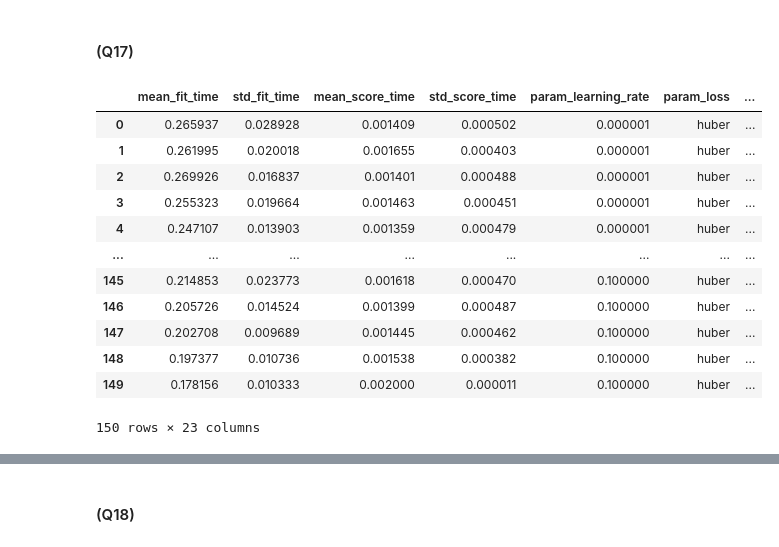
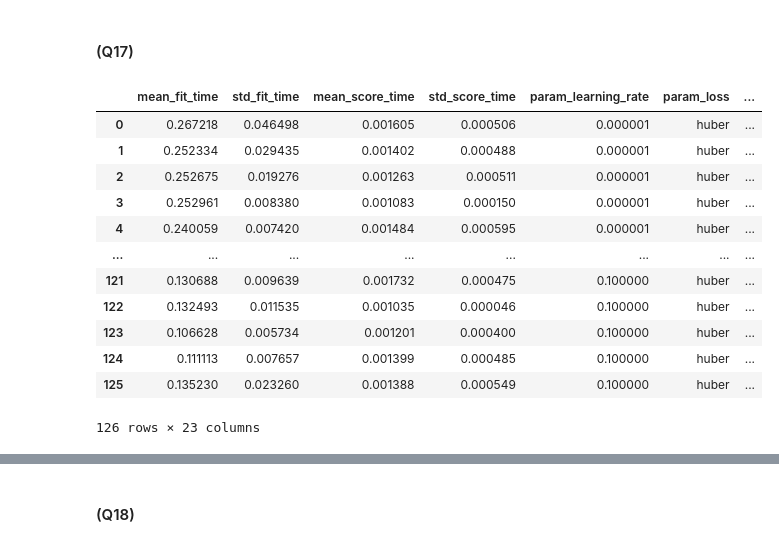
Before and after one commit to UriKH/ML-02360766, a Jupyter notebook: wet_hw3/notebook.ipynb, the cells around one changed output, grey strips where cells are left out. Saved outputs shown, nothing was run; the diff lists cells and outputs as text; code cells hidden in the pictures.

```diff
--- a/wet_hw3/notebook.ipynb
+++ b/wet_hw3/notebook.ipynb
@@ -562,39 +562,38 @@ trainGBM = train28.copy()
 #### (Q17)
 # %%
 # learn the training data
-min_samples_leaf_range = [1] + list(range(5, 121, 5))
+min_samples_leaf_range = [1] + list(range(15, 300 + 1, 15))
 learning_rate_range = np.logspace(-6, -1, 6)
 
 hyperparameters = {
     'learning_rate': learning_rate_range,
     'min_samples_leaf': min_samples_leaf_range,
     'loss': ['huber']
 }
 
 grid_search = GridSearchCV(
     GBM(),
     scoring=make_scorer(MSE),
     param_grid=hyperparameters,
     return_train_score=True,
     cv=5
 )
 grid_search.fit(trainGBM, y_train)
 res = pd.DataFrame(grid_search.cv_results_)
-res
 # %% [output]
 |  | mean_fit_time | std_fit_time | mean_score_time | std_score_time | param_learning_rate | param_loss | ... |
-| 0 | 0.265937 | 0.028928 | 0.001409 | 0.000502 | 0.000001 | huber | ... |
-| 1 | 0.261995 | 0.020018 | 0.001655 | 0.000403 | 0.000001 | huber | ... |
-| 2 | 0.269926 | 0.016837 | 0.001401 | 0.000488 | 0.000001 | huber | ... |
-| 3 | 0.255323 | 0.019664 | 0.001463 | 0.000451 | 0.000001 | huber | ... |
-| 4 | 0.247107 | 0.013903 | 0.001359 | 0.000479 | 0.000001 | huber | ... |
+| 0 | 0.267218 | 0.046498 | 0.001605 | 0.000506 | 0.000001 | huber | ... |
+| 1 | 0.252334 | 0.029435 | 0.001402 | 0.000488 | 0.000001 | huber | ... |
+| 2 | 0.252675 | 0.019276 | 0.001263 | 0.000511 | 0.000001 | huber | ... |
+| 3 | 0.252961 | 0.008380 | 0.001083 | 0.000150 | 0.000001 | huber | ... |
+| 4 | 0.240059 | 0.007420 | 0.001484 | 0.000595 | 0.000001 | huber | ... |
 | ... | ... | ... | ... | ... | ... | ... | ... |
-| 145 | 0.214853 | 0.023773 | 0.001618 | 0.000470 | 0.100000 | huber | ... |
-| 146 | 0.205726 | 0.014524 | 0.001399 | 0.000487 | 0.100000 | huber | ... |
-| 147 | 0.202708 | 0.009689 | 0.001445 | 0.000462 | 0.100000 | huber | ... |
-| 148 | 0.197377 | 0.010736 | 0.001538 | 0.000382 | 0.100000 | huber | ... |
-| 149 | 0.178156 | 0.010333 | 0.002000 | 0.000011 | 0.100000 | huber | ... |
+| 121 | 0.130688 | 0.009639 | 0.001732 | 0.000475 | 0.100000 | huber | ... |
+| 122 | 0.132493 | 0.011535 | 0.001035 | 0.000046 | 0.100000 | huber | ... |
+| 123 | 0.106628 | 0.005734 | 0.001201 | 0.000400 | 0.100000 | huber | ... |
+| 124 | 0.111113 | 0.007657 | 0.001399 | 0.000485 | 0.100000 | huber | ... |
+| 125 | 0.135230 | 0.023260 | 0.001388 | 0.000549 | 0.100000 | huber | ... |
-150 rows × 23 columns
+126 rows × 23 columns
 # %%
 # Train heatmap
 heatmap_data_train = res.pivot(
```
Also changed, not shown: parts of 9 cells of this notebook.
